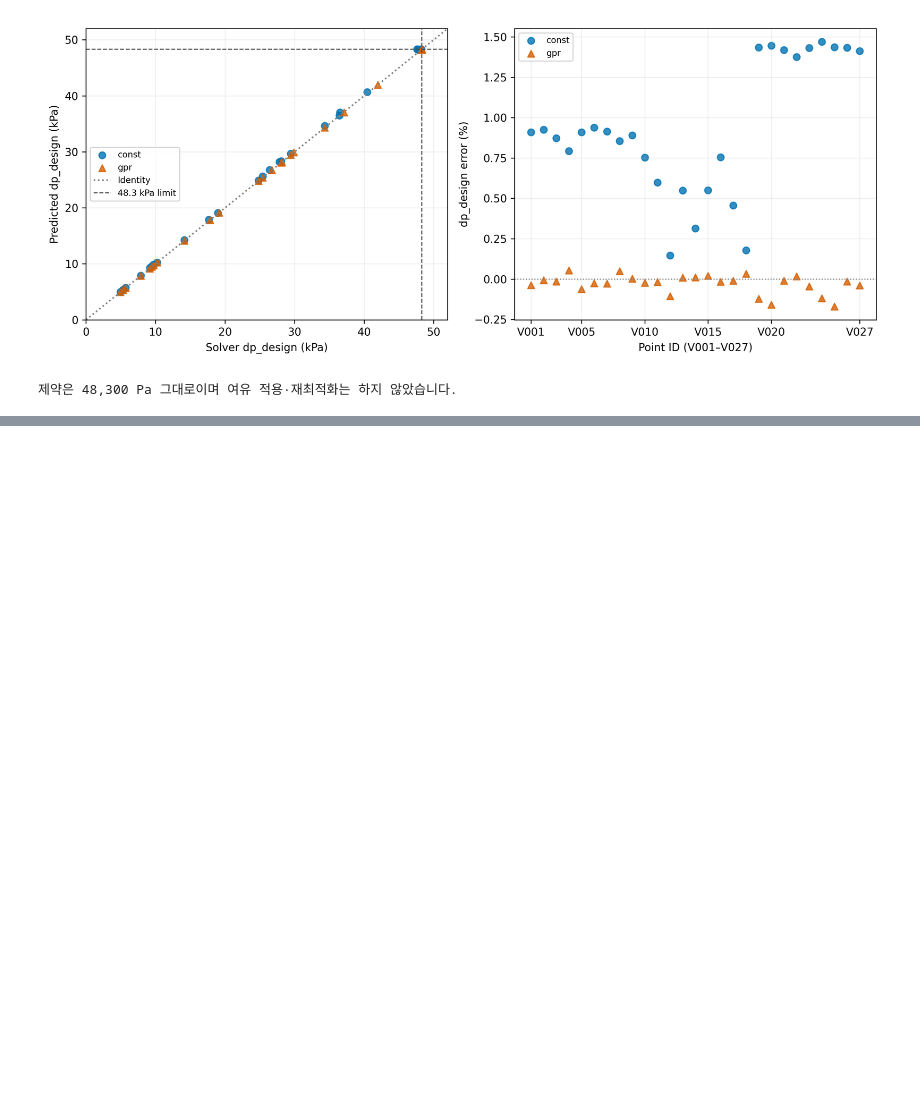
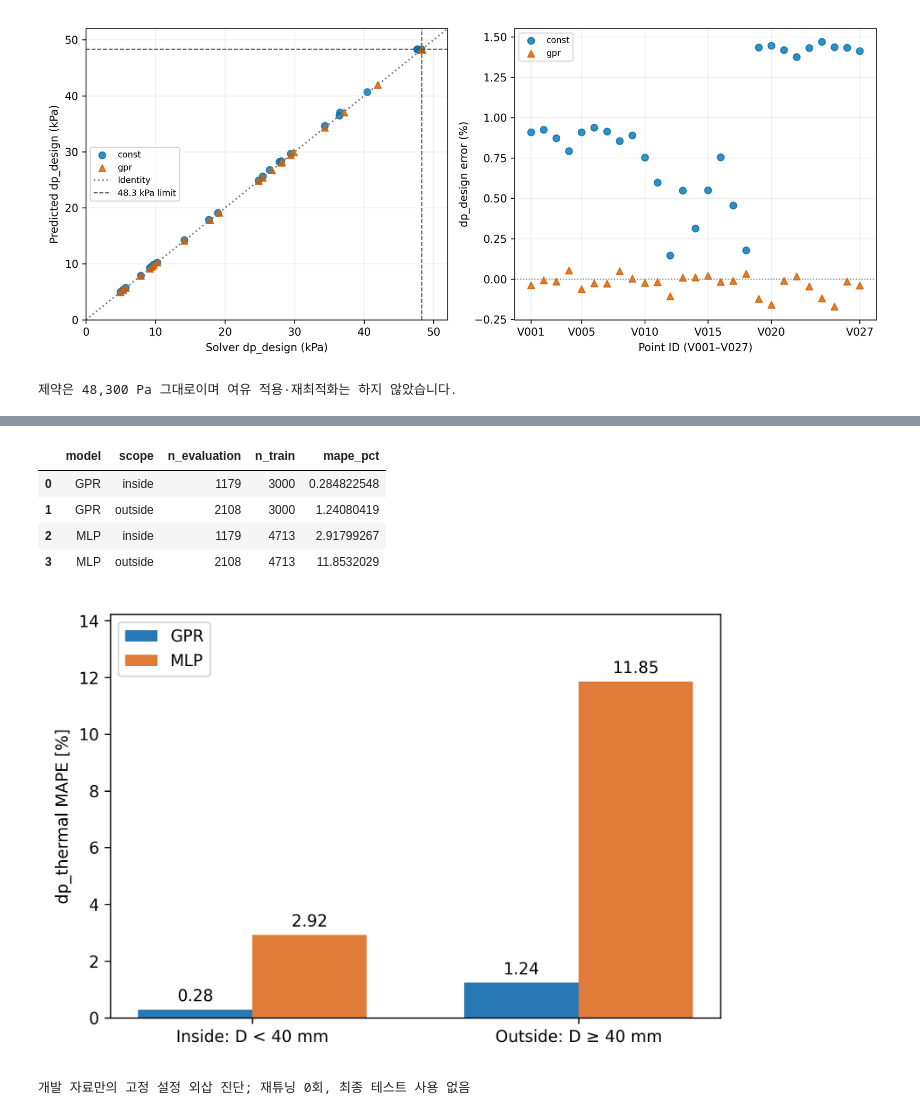
Before and after one commit to Yujinwoo1/lh2-suction-pipe-opt, a Jupyter notebook: submission/LH2_core.ipynb, the cells around one changed output, grey strips where cells are left out. Cells and saved outputs as stored; diff of their text form; code cells hidden in the pictures; blank space fills up the shorter version.

```diff
--- a/submission/LH2_core.ipynb
+++ b/submission/LH2_core.ipynb
@@ -305,0 +366,12 @@ print('제약은 48,300 Pa 그대로이며 여유 적용·재최적화는 하지
+# %%
+display(pd.read_csv(analysis / 'T_extrapolation.csv'))
+display(Image(filename=str(analysis / 'F_extrapolation.png'), width=700))
+print('개발 자료만의 고정 설정 외삽 진단; 재튜닝 0회, 최종 테스트 사용 없음')
+# %% [output]
+|  | model | scope | n_evaluation | n_train | mape_pct |
+| 0 | GPR | inside | 1179 | 3000 | 0.284822548 |
+| 1 | GPR | outside | 2108 | 3000 | 1.24080419 |
+| 2 | MLP | inside | 1179 | 4713 | 2.91799267 |
+| 3 | MLP | outside | 2108 | 4713 | 11.8532029 |
+[figure, added]
+개발 자료만의 고정 설정 외삽 진단; 재튜닝 0회, 최종 테스트 사용 없음
```
Also changed, not shown: parts of 5 cells of this notebook, 7 other files.
